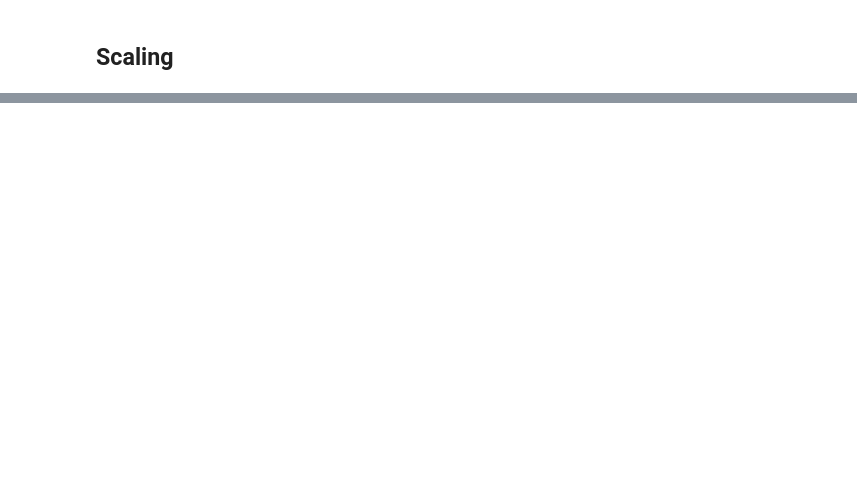
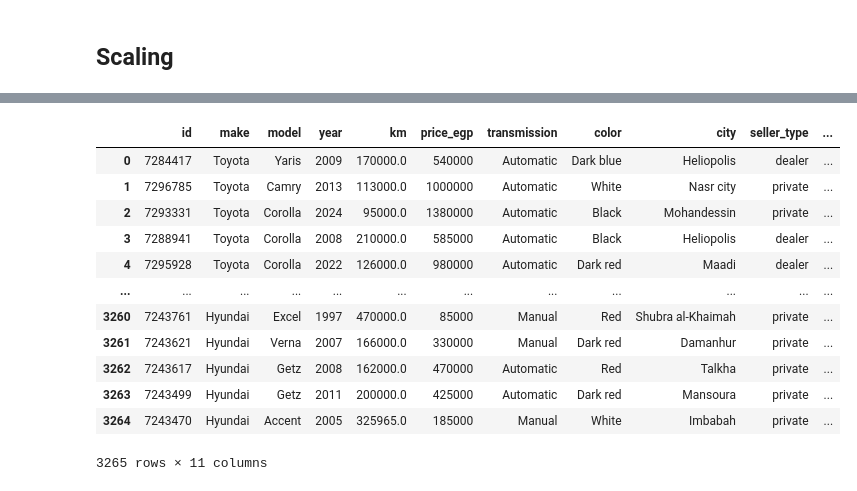
Before and after one commit to abdelrahmanhela/Smart-Used-Car-Selection-and-Pricing-System, a Jupyter notebook: Preproccessing/Encoding.ipynb, the cells around one changed output, grey strips where cells are left out. Cells and saved outputs as stored; diff of their text form; code cells hidden in the pictures; blank space fills up the shorter version.

```diff
--- a/Preproccessing/Encoding.ipynb
+++ b/Preproccessing/Encoding.ipynb
@@ -207,0 +234,16 @@ X_train_scaled
+# %%
+df
+# %% [output]
+|  | id | make | model | year | km | price_egp | transmission | color | city | seller_type | ... |
+| 0 | 7284417 | Toyota | Yaris | 2009 | 170000.0 | 540000 | Automatic | Dark blue | Heliopolis | dealer | ... |
+| 1 | 7296785 | Toyota | Camry | 2013 | 113000.0 | 1000000 | Automatic | White | Nasr city | private | ... |
+| 2 | 7293331 | Toyota | Corolla | 2024 | 95000.0 | 1380000 | Automatic | Black | Mohandessin | private | ... |
+| 3 | 7288941 | Toyota | Corolla | 2008 | 210000.0 | 585000 | Automatic | Black | Heliopolis | dealer | ... |
+| 4 | 7295928 | Toyota | Corolla | 2022 | 126000.0 | 980000 | Automatic | Dark red | Maadi | dealer | ... |
+| ... | ... | ... | ... | ... | ... | ... | ... | ... | ... | ... | ... |
+| 3260 | 7243761 | Hyundai | Excel | 1997 | 470000.0 | 85000 | Manual | Red | Shubra al-Khaimah | private | ... |
+| 3261 | 7243621 | Hyundai | Verna | 2007 | 166000.0 | 330000 | Manual | Dark red | Damanhur | private | ... |
+| 3262 | 7243617 | Hyundai | Getz | 2008 | 162000.0 | 470000 | Automatic | Red | Talkha | private | ... |
+| 3263 | 7243499 | Hyundai | Getz | 2011 | 200000.0 | 425000 | Automatic | Dark red | Mansoura | private | ... |
+| 3264 | 7243470 | Hyundai | Accent | 2005 | 325965.0 | 185000 | Manual | White | Imbabah | private | ... |
+3265 rows × 11 columns
```
Also changed, not shown: parts of 10 cells of this notebook, 5 other files.
